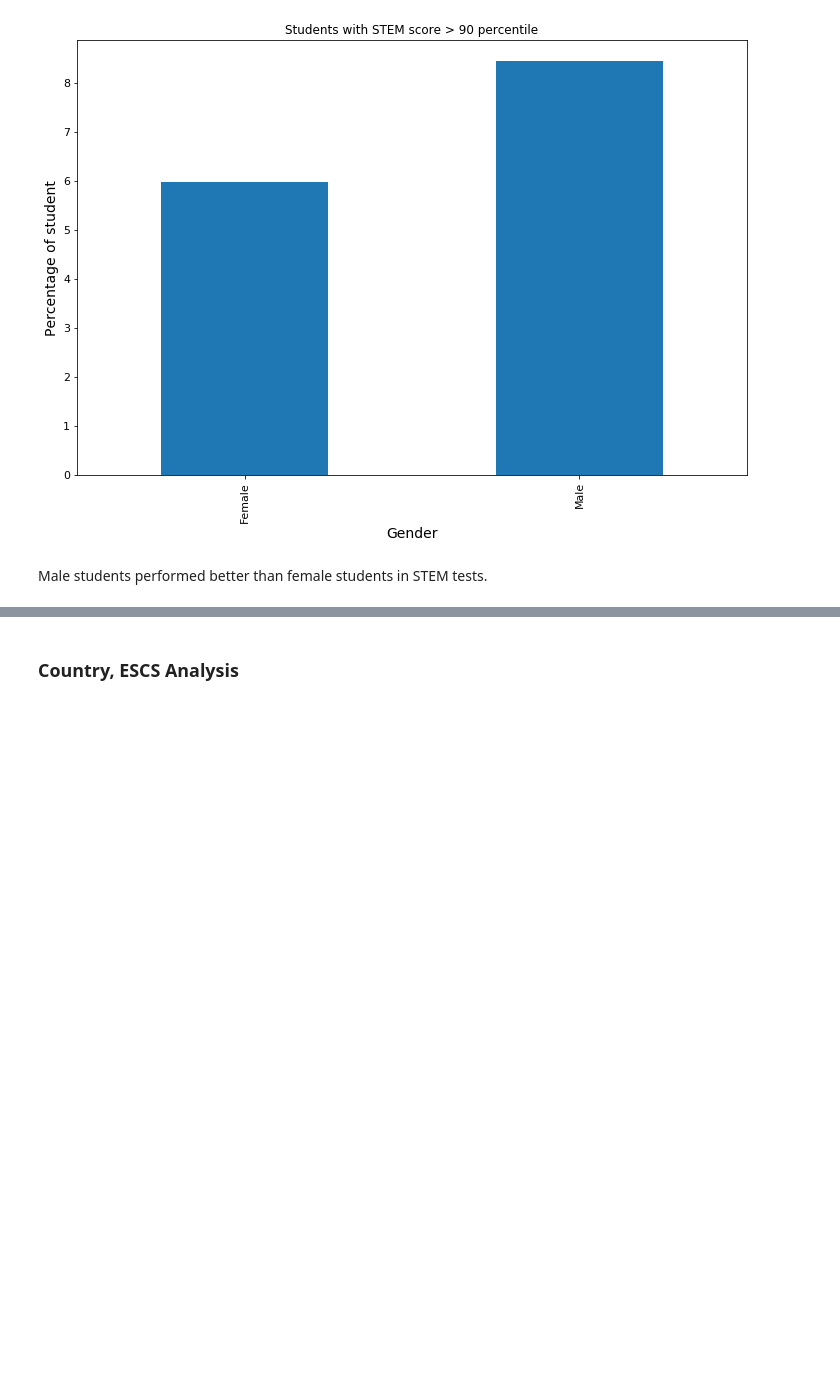
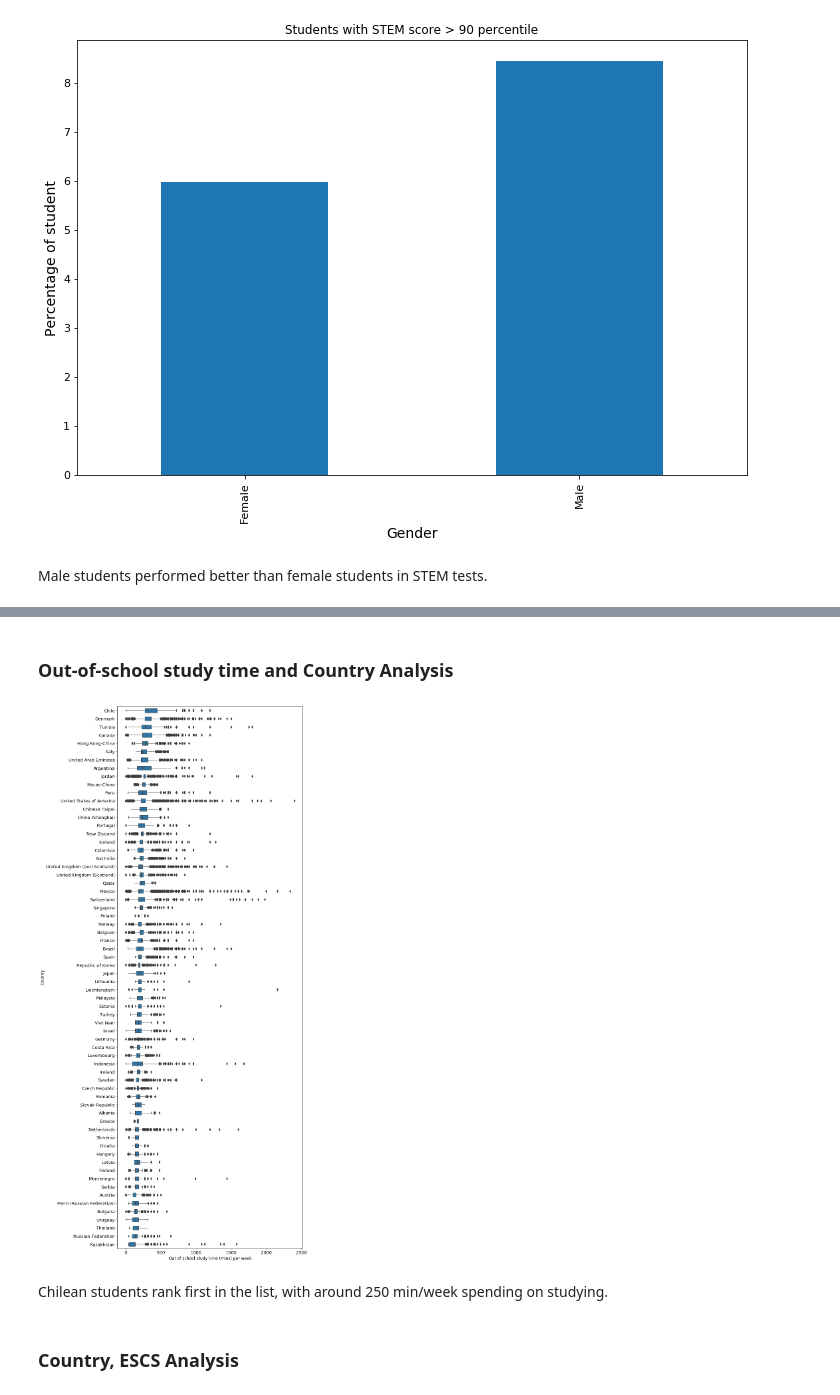
Before and after one commit to att9992/Data-Analyst-Projects, a Jupyter notebook: Project 5 PISA/PISA_Project.ipynb, the cells around one changed output, grey strips where cells are left out. Cells and saved outputs as stored; diff of their text form; code cells hidden in the pictures; blank space fills up the shorter version.

```diff
--- a/Project 5 PISA/PISA_Project.ipynb
+++ b/Project 5 PISA/PISA_Project.ipynb
@@ -420,3 +373,26 @@ Male students performed better than female students in STEM tests.
+# %% [markdown]
+### Out-of-school study time and Country Analysis
+# %%
+df_ana = df_clean.groupby('country')['overall_time'].mean().sort_values(
+    ascending=False).dropna()
+
+fig, ax = plt.subplots()
+fig.set_size_inches(10, 30)
+sns.boxplot(data=df_clean,
+            y='country',
+            x='overall_time',
+            order=df_ana.index.get_level_values('country'),
+            dodge=False,
+            color=base_color,
+            width=0.5,
+            linewidth=1)
+ax.set_ylabel("Country", fontsize=12)
+ax.set_xlabel("Out of school study time (mins) per week", fontsize=12)
+ax.tick_params(labelsize=13)
+# %% [output]
+[figure, added]
+# %% [markdown]
+Chilean students rank first in the list, with around 250 min/week spending on studying.
 # %% [markdown]
 ### Country, ESCS Analysis
 # %%
```
Also changed, not shown: parts of 37 cells of this notebook, 3 other files.
